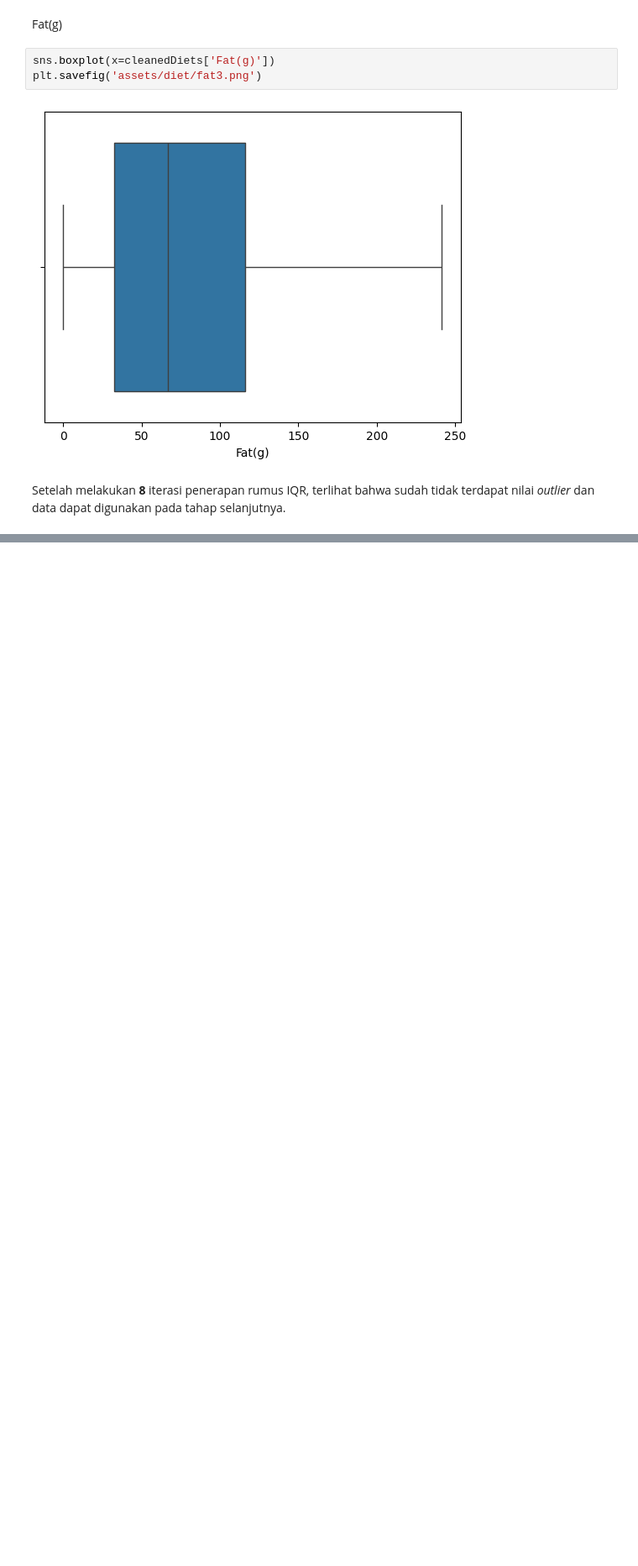
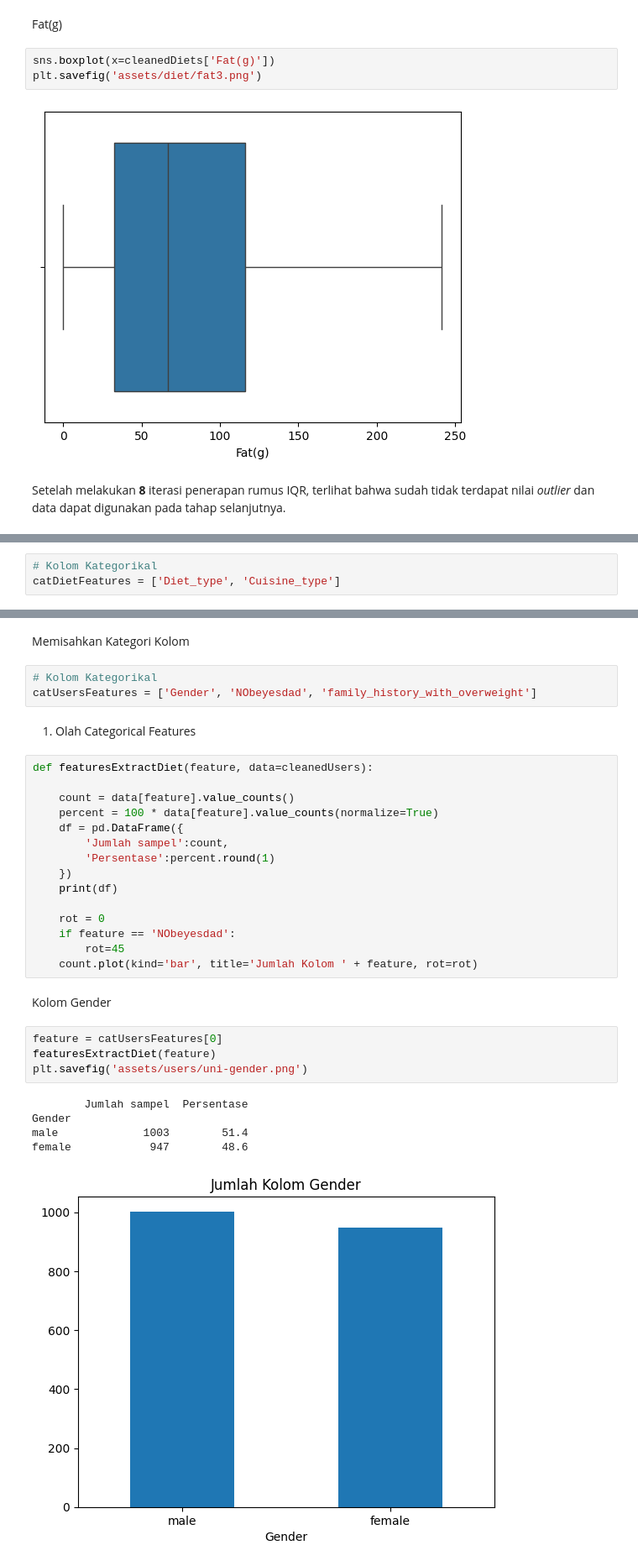
Before and after one commit to ishala/obesity-analysis-and-recommender-system, a Jupyter notebook: Submission 2/analisis.ipynb, the cells around one changed output, grey strips where cells are left out. Shown at 84% size. Drawn from its saved outputs; the diff is of its cells as text; blank space fills up the shorter version.

```diff
--- a/Submission 2/analisis.ipynb
+++ b/Submission 2/analisis.ipynb
@@ -672,0 +695,3 @@ Setelah melakukan **8** iterasi penerapan rumus IQR, terlihat bahwa sudah tidak
+# %%
+# Kolom Kategorikal
+catDietFeatures = ['Diet_type', 'Cuisine_type']
@@ -672,0 +818,34 @@ Setelah melakukan **8** iterasi penerapan rumus IQR, terlihat bahwa sudah tidak
+# %% [markdown]
+Memisahkan Kategori Kolom
+# %%
+# Kolom Kategorikal
+catUsersFeatures = ['Gender', 'NObeyesdad', 'family_history_with_overweight']
+# %% [markdown]
+1. Olah Categorical Features
+# %%
+def featuresExtractDiet(feature, data=cleanedUsers):
+
+    count = data[feature].value_counts()
+    percent = 100 * data[feature].value_counts(normalize=True)
+    df = pd.DataFrame({
+        'Jumlah sampel':count,
+        'Persentase':percent.round(1)
+    })
+    print(df)
+
+    rot = 0
+    if feature == 'NObeyesdad':
+        rot=45
+    count.plot(kind='bar', title='Jumlah Kolom ' + feature, rot=rot)
+# %% [markdown]
+Kolom Gender
+# %%
+feature = catUsersFeatures[0]
+featuresExtractDiet(feature)
+plt.savefig('assets/users/uni-gender.png')
+# %% [output]
+        Jumlah sampel  Persentase
+Gender
+male             1003        51.4
+female            947        48.6
+[figure, added]
```
Also changed, not shown: parts of 25 cells of this notebook.
